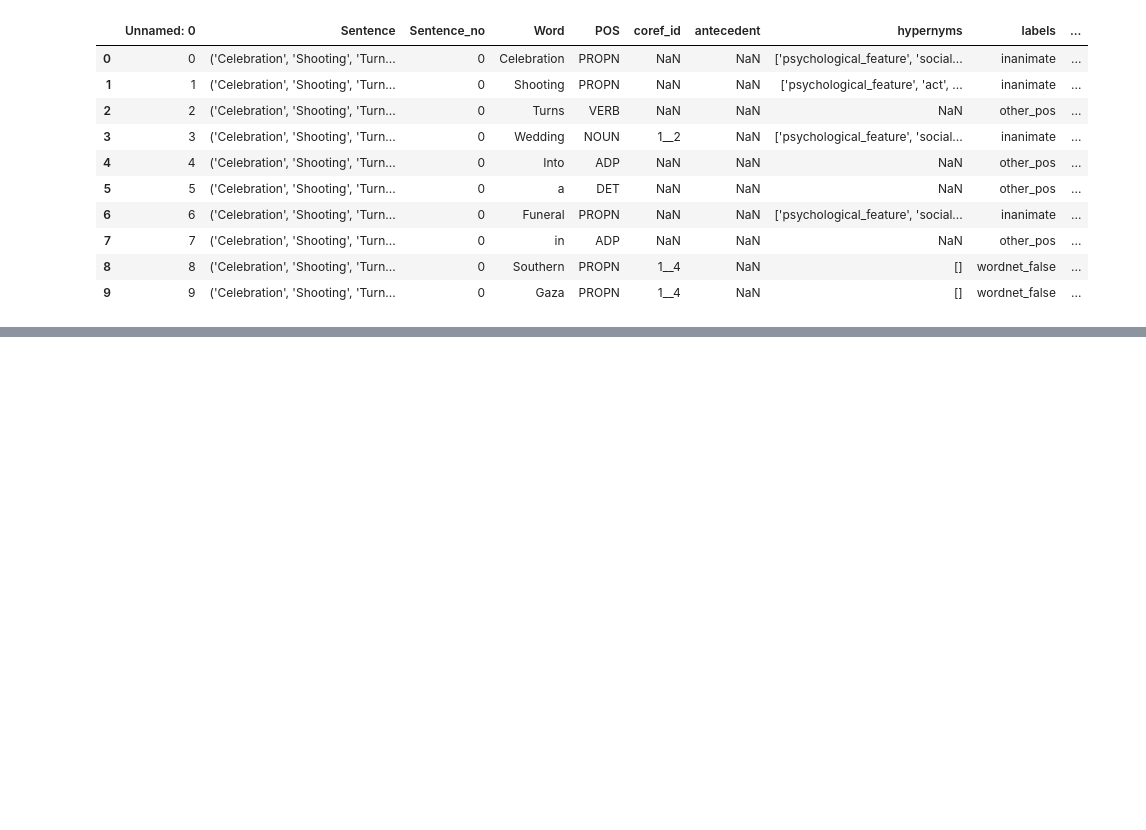
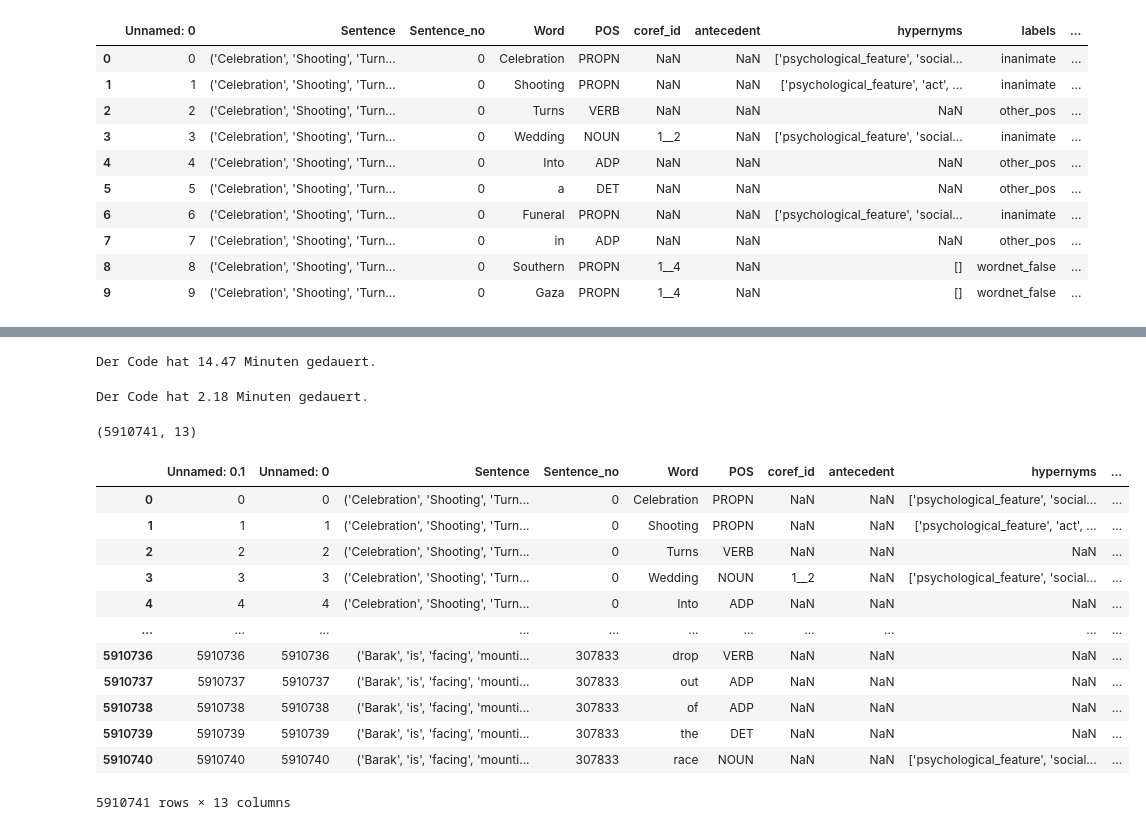
Before and after one commit to itsmeeeeeee/BERT_Probing, a Jupyter notebook: data_annotation_endlabels.ipynb, the cells around one changed output, grey strips where cells are left out. Drawn from its saved outputs; the diff is of its cells as text; code cells hidden in the pictures; blank space fills up the shorter version.

```diff
--- a/data_annotation_endlabels.ipynb
+++ b/data_annotation_endlabels.ipynb
@@ -401,0 +394,80 @@ final_endlabels.tail(10)
+# %%
+""" Convert sentences into a string and add two columns to the dataframe:
+"Sentence_row" for sentences in string format and "Word_count" for the number of words in each sentence."""
+
+
+import time
+
+start_time = time.time()
+
+batch_size = 1000000
+num_batches = len(final_endlabels) // batch_size
+
+# Process the data in batches
+for batch_num in range(num_batches + 1):
+    # Create a subset for the current batch
+    start_idx = batch_num * batch_size
+    end_idx = (batch_num + 1) * batch_size
+    batch_df = final_endlabels.iloc[start_idx:end_idx]
+
+    for index , row in batch_df.iterrows():
+        sen = row['Sentence'].strip(")(").split(", ")
+        sen_row = ""
+        for word in sen:
+            wo = word[1:-1]
+            sen_row += wo + " "
+        # print(sen_row)
+        batch_df.at[index,"Sentence_row"] = sen_row
+        batch_df.at[index,"Word_count"] = len(sen)
+    batch_df.to_csv(f"updated_data_batch_with_word_count_{batch_num}.csv")
+elapsed_time_seconds = time.time() - start_time
+elapsed_time_minutes = elapsed_time_seconds / 60
+
+print(f"Der Code hat {elapsed_time_minutes:.2f} Minuten gedauert.")
+# %% [output]
+Der Code hat 14.47 Minuten gedauert.
+# %%
+# Concatenate all 5 batches into one dataframe
+
+start_time = time.time()
+list_of_files=[]
+for batch_num in range(6):
+    list_of_files.append(f"updated_data_batch_with_word_count_{batch_num}.csv")
+
+concat_with_sentences_word_count = pd.DataFrame()
+for df_file in list_of_files:
+    update_bach=pd.read_csv(df_file, low_memory=False)
+    concat_with_sentences_word_count = pd.concat([concat_with_sentences_word_count, update_bach], ignore_index=True)
+
+
+# Save DataFrame as a CSV file
+concat_with_sentences_word_count.to_csv('final_endlabels_with_sentences_word_count.csv', index=False)
+
+elapsed_time_seconds = time.time() - start_time
+elapsed_time_minutes = elapsed_time_seconds / 60
+
+print(f"Der Code hat {elapsed_time_minutes:.2f} Minuten gedauert.")
+# %% [output]
+Der Code hat 2.18 Minuten gedauert.
+# %%
+final_=pd.read_csv('final_endlabels_with_sentences_word_count.csv', low_memory=False)
+# %%
+final_.shape
+# %% [output]
+(5910741, 13)
+# %%
+final_
+# %% [output]
+|  | Unnamed: 0.1 | Unnamed: 0 | Sentence | Sentence_no | Word | POS | coref_id | antecedent | hypernyms | ... |
+| 0 | 0 | 0 | ('Celebration', 'Shooting', 'Turn... | 0 | Celebration | PROPN | NaN | NaN | ['psychological_feature', 'social... | ... |
+| 1 | 1 | 1 | ('Celebration', 'Shooting', 'Turn... | 0 | Shooting | PROPN | NaN | NaN | ['psychological_feature', 'act', ... | ... |
+| 2 | 2 | 2 | ('Celebration', 'Shooting', 'Turn... | 0 | Turns | VERB | NaN | NaN | NaN | ... |
+| 3 | 3 | 3 | ('Celebration', 'Shooting', 'Turn... | 0 | Wedding | NOUN | 1__2 | NaN | ['psychological_feature', 'social... | ... |
+| 4 | 4 | 4 | ('Celebration', 'Shooting', 'Turn... | 0 | Into | ADP | NaN | NaN | NaN | ... |
+| ... | ... | ... | ... | ... | ... | ... | ... | ... | ... | ... |
+| 5910736 | 5910736 | 5910736 | ('Barak', 'is', 'facing', 'mounti... | 307833 | drop | VERB | NaN | NaN | NaN | ... |
+| 5910737 | 5910737 | 5910737 | ('Barak', 'is', 'facing', 'mounti... | 307833 | out | ADP | NaN | NaN | NaN | ... |
+| 5910738 | 5910738 | 5910738 | ('Barak', 'is', 'facing', 'mounti... | 307833 | of | ADP | NaN | NaN | NaN | ... |
+| 5910739 | 5910739 | 5910739 | ('Barak', 'is', 'facing', 'mounti... | 307833 | the | DET | NaN | NaN | NaN | ... |
+| 5910740 | 5910740 | 5910740 | ('Barak', 'is', 'facing', 'mounti... | 307833 | race | NOUN | NaN | NaN | ['psychological_feature', 'social... | ... |
+5910741 rows × 13 columns
```
Also changed, not shown: parts of 5 cells of this notebook.
